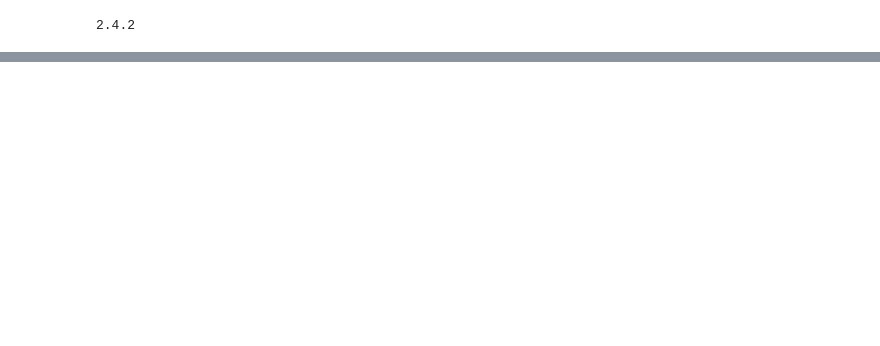
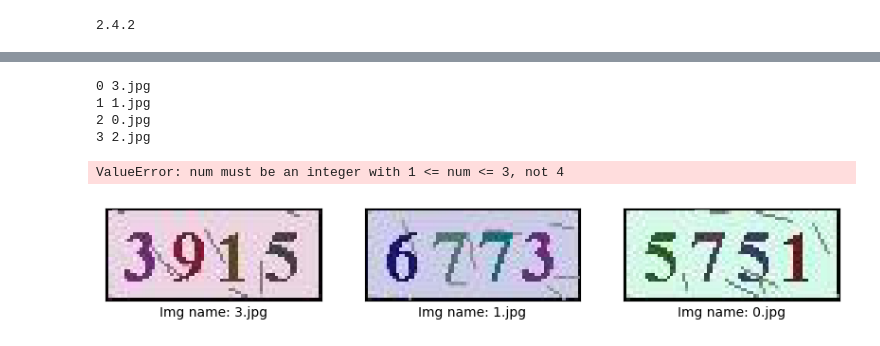
Before and after one commit to Eished/Machine-learning_notes, a Jupyter notebook: Code/image_ocr.ipynb, the cells around one changed output, grey strips where cells are left out. Cells and saved outputs as stored; diff of their text form; code cells hidden in the pictures; blank space fills up the shorter version.

```diff
--- a/Code/image_ocr.ipynb
+++ b/Code/image_ocr.ipynb
@@ -187,0 +216,28 @@ Error:
+# %%
+# 待预测目录 - 可在测试数据集中挑出\b3张图像放在该目录中进行推理
+INFER_DATA_PATH = "./test_images"
+# 训练后存档点路径 - final 代表最终训练所得模型
+CHECKPOINT_PATH = "./output/final.pdparams"
+# 每批次处理数量
+BATCH_SIZE = 32
+# %%
+import matplotlib.pyplot as plt
+plt.figure(figsize=(10, 10))
+sample_idxs = np.random.choice(50000, size=25, replace=False)
+
+for img_id, img_name in enumerate(os.listdir(INFER_DATA_PATH)):
+    print(img_id, img_name)
+    plt.subplot(1, 3, img_id + 1)
+    plt.xticks([])
+    plt.yticks([])
+    im = Image.open(os.path.join(INFER_DATA_PATH, img_name))
+    plt.imshow(im, cmap=plt.cm.binary)
+    plt.xlabel("Img name: " + img_name)
+plt.show()
+# %% [output]
+0 3.jpg
+1 1.jpg
+2 0.jpg
+3 2.jpg
+ValueError: num must be an integer with 1 <= num <= 3, not 4
+[figure, added]
```
Also changed, not shown: parts of 4 cells of this notebook, 8 other files.
